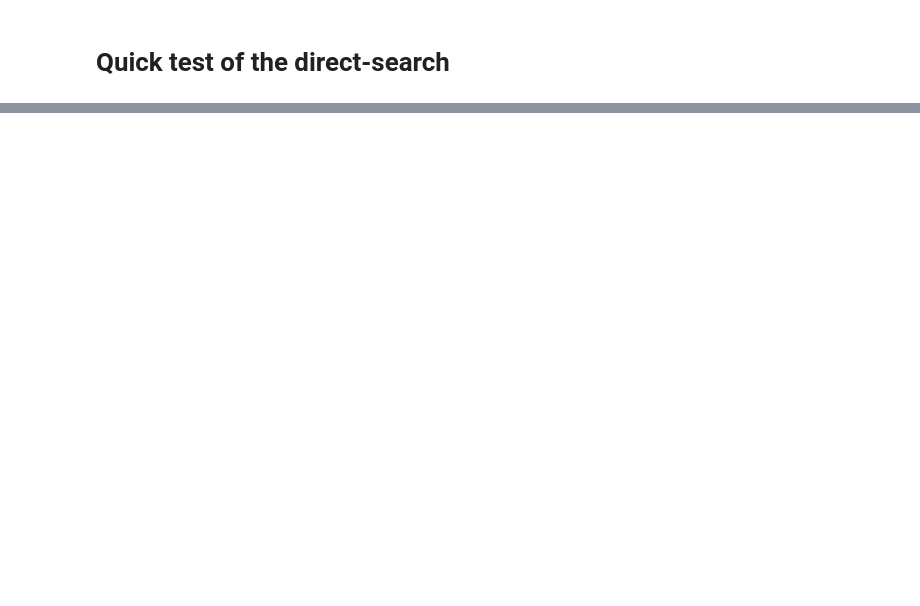
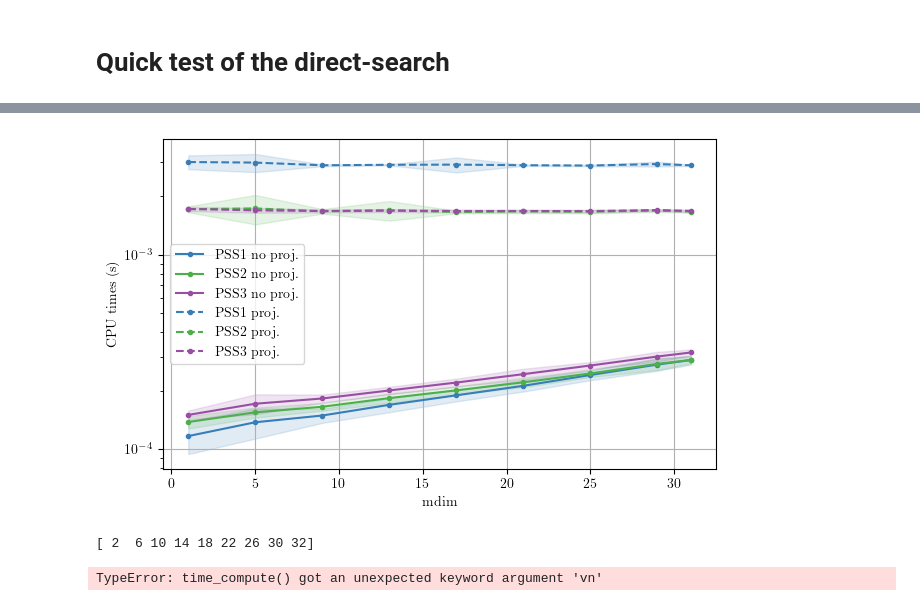
Before and after one commit to bastiencavarretta/intrinsic-vs-projected-directsearch, a Jupyter notebook: synchronization_rotations/render_results.ipynb, the cells around one changed output, grey strips where cells are left out. Saved outputs shown, nothing was run; the diff lists cells and outputs as text; code cells hidden in the pictures; blank space fills up the shorter version.

```diff
--- a/synchronization_rotations/render_results.ipynb
+++ b/synchronization_rotations/render_results.ipynb
@@ -293,0 +433,22 @@ for projection, rotation, psstype in itertools.product([0, 1], [1], [1, 2, 3]):
+# %%
+adim = 32
+mdims = np.arange(1,adim,4)
+mdims = np.append(mdims, adim-1)
+a = time_compute("eigh", mdims=mdims, adim = adim, pss_instances = np.arange(0,10), pb_instances = np.arange(0,10), psstypes = [1,2,3], projections = [0,1], rotations = [0,1],printing = False)
+
+pl = plot_time_results(a,rot = 1,adim = adim)
+# %% [output]
+[figure, added]
+# %%
+adim = 32
+mdims = np.arange(2,adim,4)
+mdims = np.append(mdims, adim)
+print(mdims)
+# %% [output]
+[ 2  6 10 14 18 22 26 30 32]
+# %%
+
+a = time_compute("eigh", mdims=np.arange(2,45), vn=[50], pb_instances = np.arange(1,6), psstypes = [1,2,3], projections = [0,1], rotations = [0,1])
+plot_time_results(a,rot = 1)
+# %% [output]
+TypeError: time_compute() got an unexpected keyword argument 'vn'
```
Also changed, not shown: parts of 14 cells of this notebook, 36 other files.
